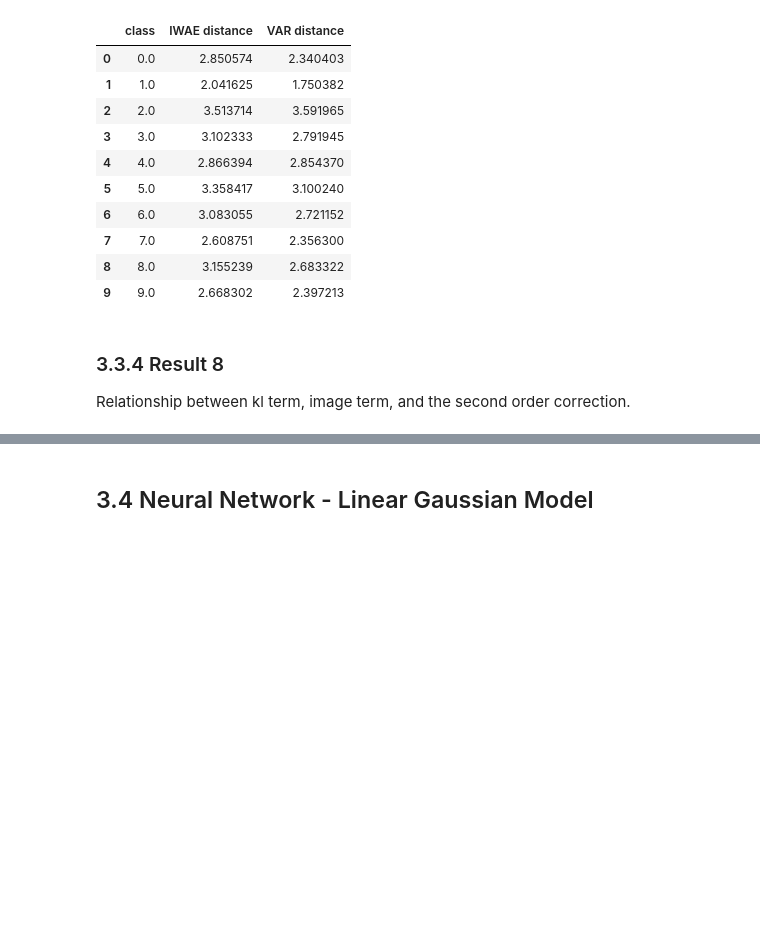
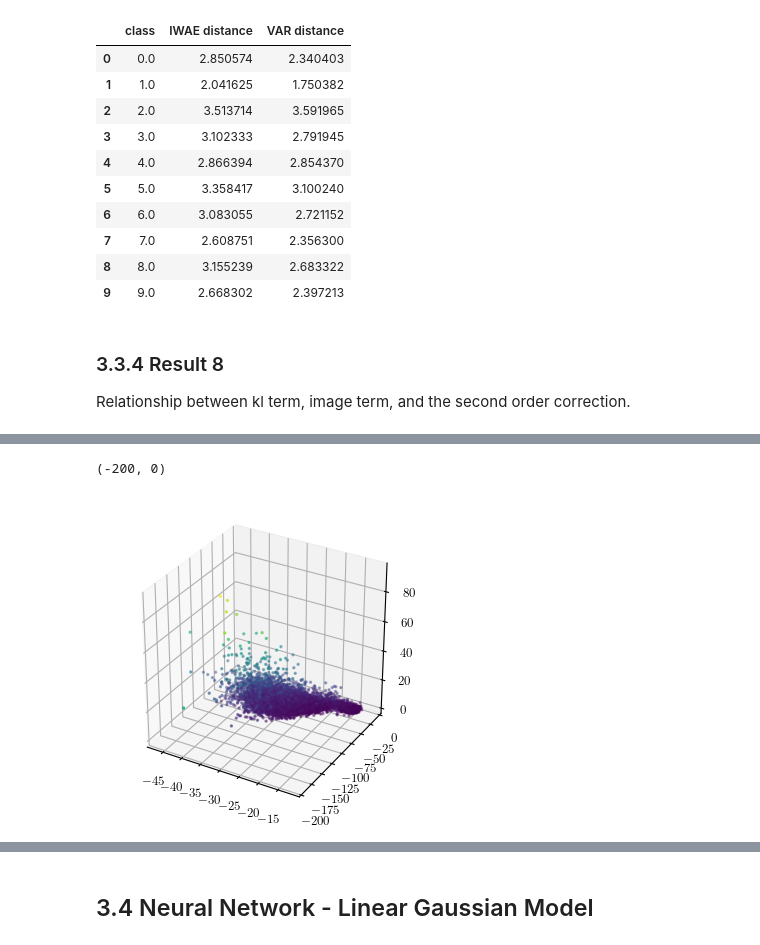
Before and after one commit to jasonrobwebster/2nd-order-vae, a Jupyter notebook: NIPS_results.ipynb, the cells around one changed output, grey strips where cells are left out. Cells and saved outputs as stored; diff of their text form; code cells hidden in the pictures; blank space fills up the shorter version.

```diff
--- a/NIPS_results.ipynb
+++ b/NIPS_results.ipynb
@@ -728,0 +731,9 @@ colorbar()
+# %%
+fig = plt.figure(figsize=(3.2, 3.2))
+ax = fig.add_subplot(111, projection='3d')
+
+ax.scatter(kl_term, im_term, var_term, c=var_term, s=2)
+ylim(-200, 0)
+# %% [output]
+(-200, 0)
+[figure, added]
```
Also changed, not shown: parts of 5 cells of this notebook.
